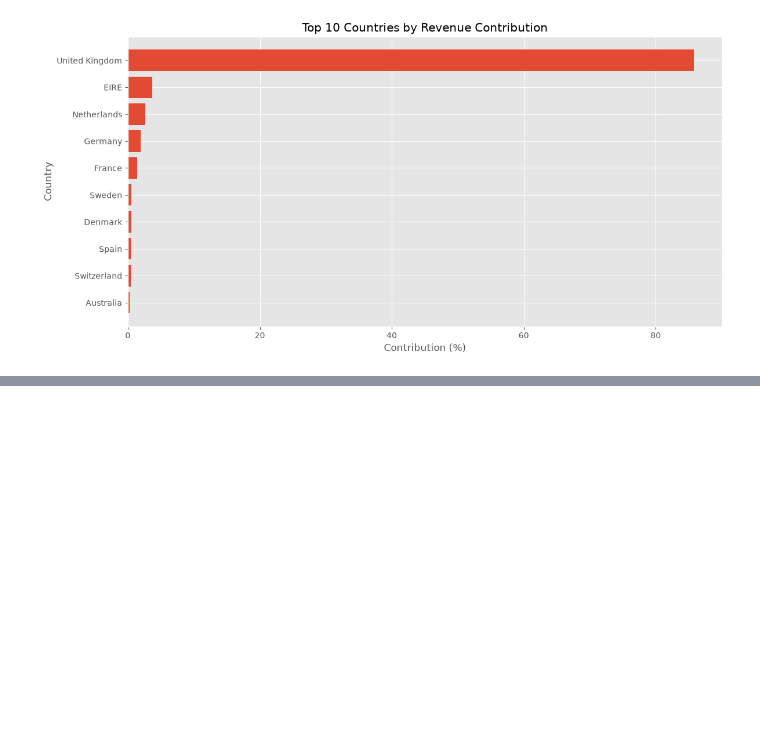
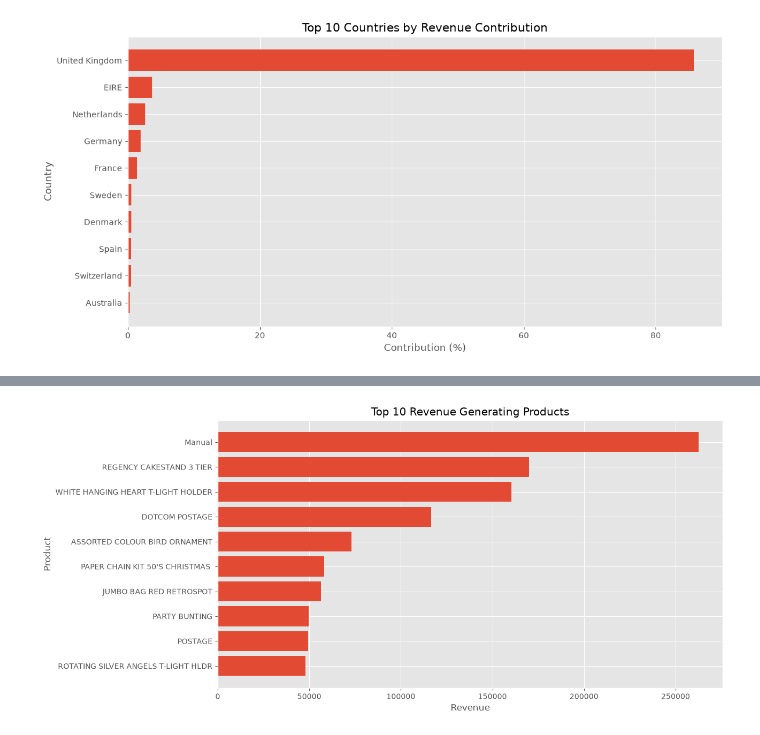
Before and after one commit to chandan1510/Retail_Decision_Intelligence, a Jupyter notebook: notebooks/04_EDA.ipynb, the cells around one changed output, grey strips where cells are left out. Drawn from its saved outputs; the diff is of its cells as text; code cells hidden in the pictures; blank space fills up the shorter version.

```diff
--- a/notebooks/04_EDA.ipynb
+++ b/notebooks/04_EDA.ipynb
@@ -414,0 +426,5 @@ plt.show()
+# %%
+#Revenue by Product
+
+product_revenue = (df.groupby("Description")["Revenue"].sum().sort_values(ascending=False).reset_index())
+product_revenue.head()
@@ -414,0 +438,5 @@ plt.show()
+# %%
+#Top 10 Revenue Products
+
+top_products = product_revenue.head(10)
+top_products
@@ -414,0 +455,14 @@ plt.show()
+# %%
+#Plot Revenue
+
+plt.figure(figsize=(13,6))
+
+plt.barh(top_products["Description"],top_products["Revenue"])
+plt.title("Top 10 Revenue Generating Products")
+plt.xlabel("Revenue")
+plt.ylabel("Product")
+plt.gca().invert_yaxis()
+plt.tight_layout()
+plt.show()
+# %% [output]
+[figure, added]
```
Also changed, not shown: parts of 29 cells of this notebook.
